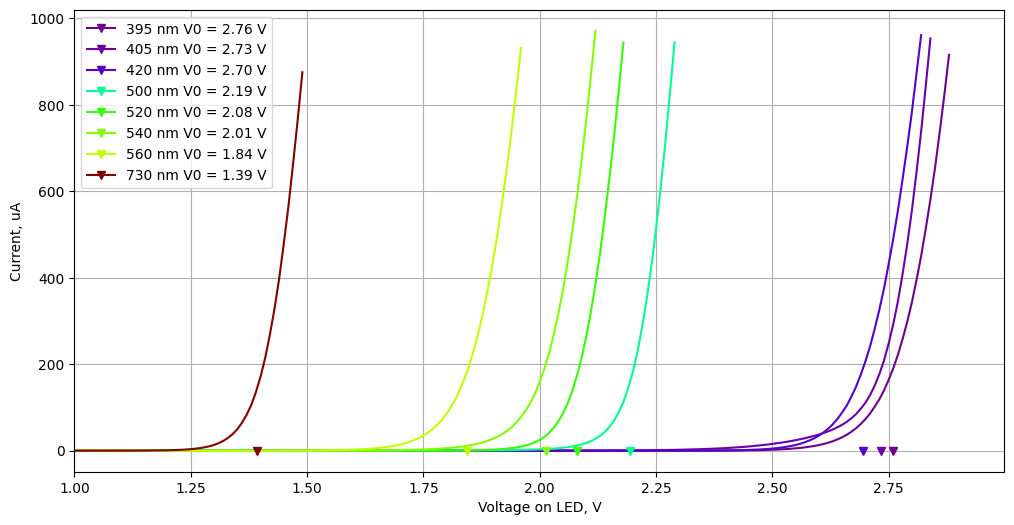
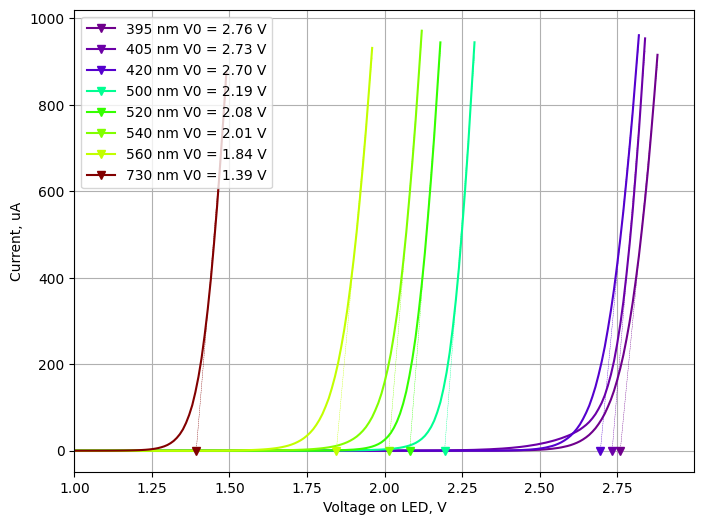
The change to this notebook cell's code, shown as a diff; its figure went from the first image to the second:
--- before
+++ after
@@ -7,5 +7,5 @@
 V, I, WL  = np.genfromtxt(text, \
                               delimiter=',', usecols=[1,3,7], skip_header=1, unpack=True)
-fig, ax = plt.subplots(figsize=(12,6))
+fig, ax = plt.subplots(figsize=(8,6))
 data = '#wl V0\n'
 for wl in np.unique(WL):
@@ -13,9 +13,11 @@
   color = wavelength_to_color(wl)
   plt.plot(V[mask], I[mask]*1e6, color=color)
-  V0 = find_root(V[mask], I[mask])
+  V0, fit = find_root(V[mask], I[mask])
   plt.plot(V0, 0, color=color, marker='v', label=f'{wl:.0f} nm V0 = {V0:.2f} V')
+  vdense = np.linspace(V0, np.max(V[mask]), 100)
+  idense = fit.intercept + fit.slope * vdense
+  plt.plot(vdense, idense*1e6, color=color, linestyle='dashed', lw=0.3)
   freq = c/wl *1e9
-  wl_observed = get_observed_by_nominal(wl)[0]
-  wl_observed_err = get_observed_by_nominal(wl)[1]
+  wl_observed, wl_observed_err = get_observed_by_nominal(wl)
   data += f'{wl:.0f} {V0:.2f} {wl_observed:.0f} {wl_observed_err:.0f}\n'
   #data += f'{wl:.0f} {V0:.2f}

Commit: 0.2.3 fit by AVANTES data